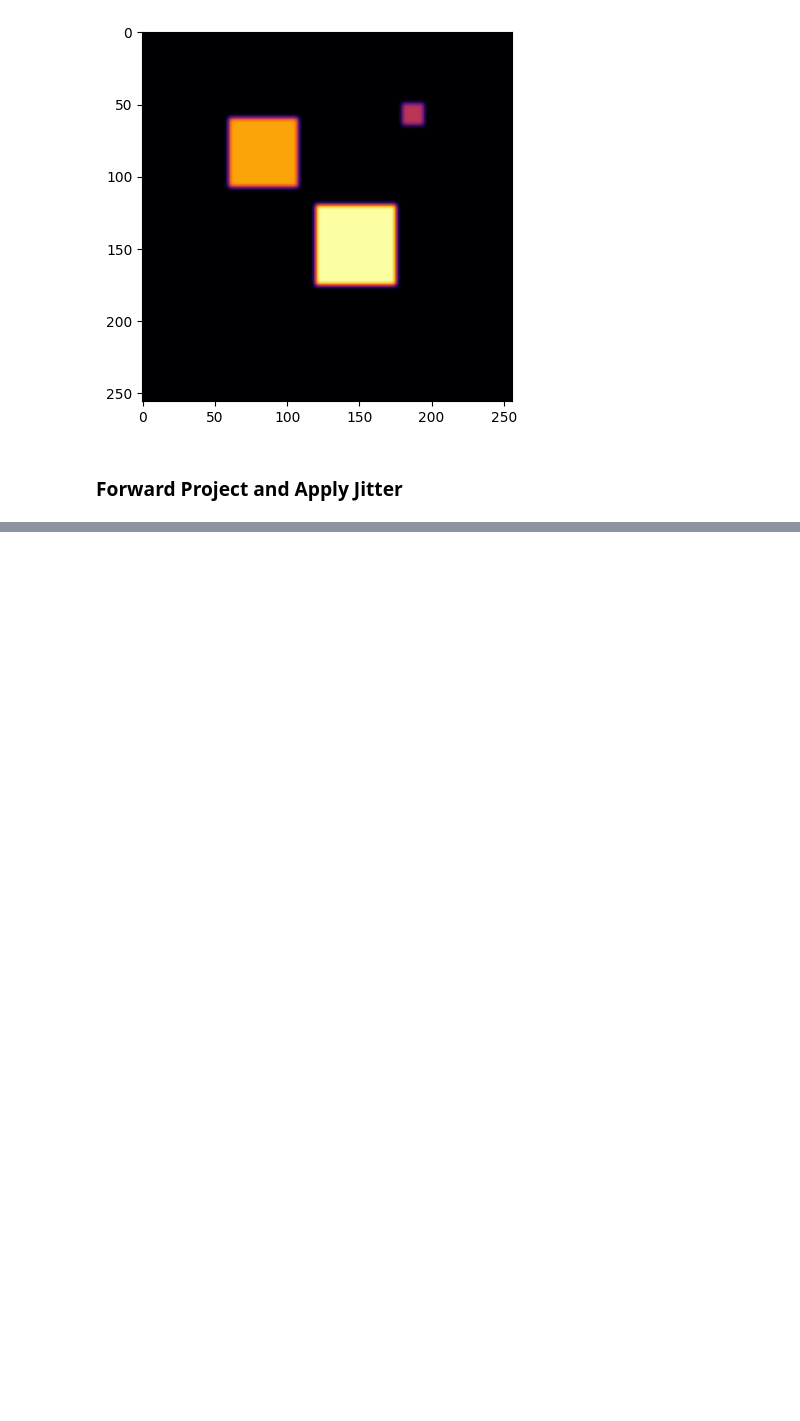
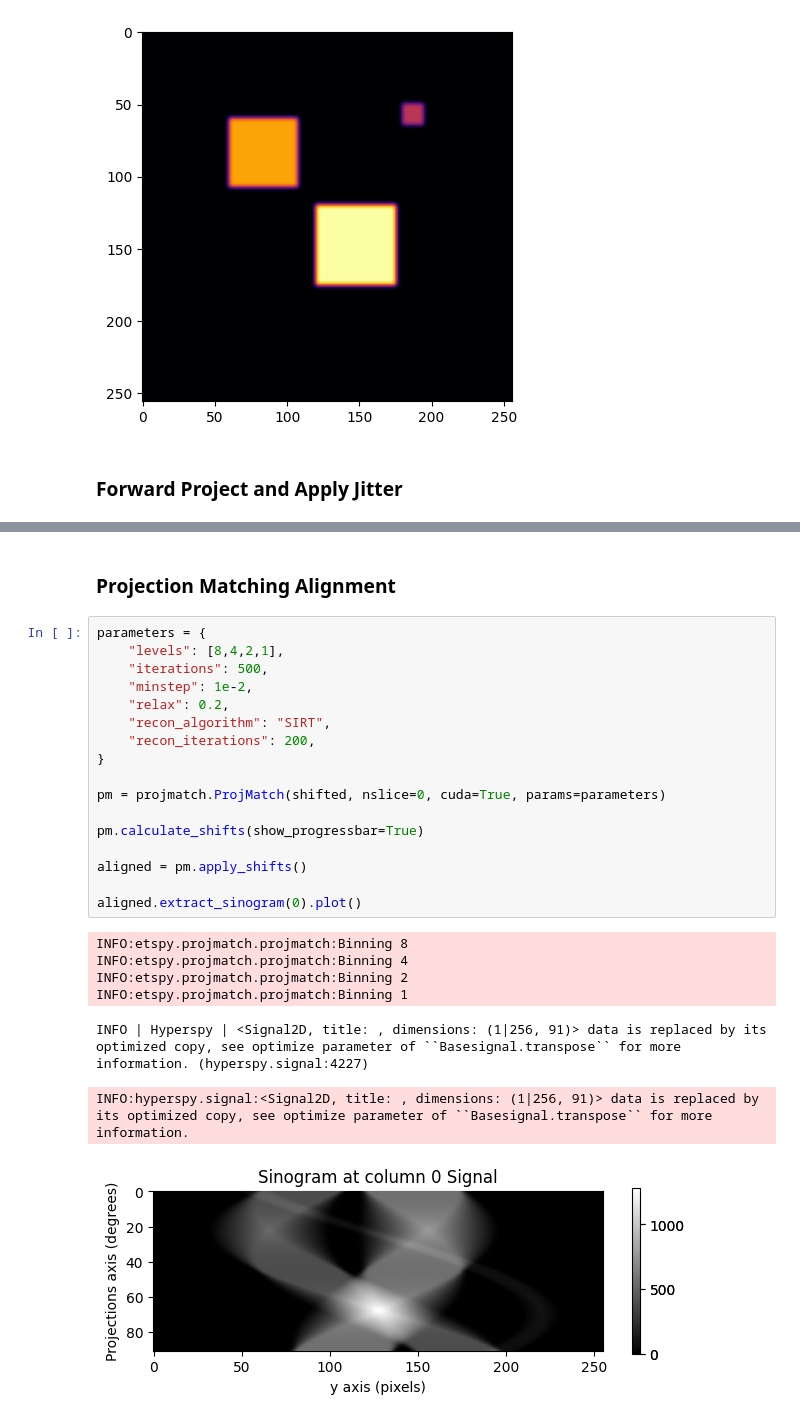
Before and after one commit to usnistgov/etspy, a Jupyter notebook: docs/examples/projection_matching_demo.ipynb, the cells around one changed output, grey strips where cells are left out. Cells and saved outputs as stored; diff of their text form; blank space fills up the shorter version.

Commit message:
Added more content to projection_matching_demo

```diff
--- a/docs/examples/projection_matching_demo.ipynb
+++ b/docs/examples/projection_matching_demo.ipynb
@@ -69,0 +68,27 @@ s = shifted.extract_sinogram(0).plot()
+# %% [markdown]
+### Projection Matching Alignment
+# %%
+parameters = {
+    "levels": [8,4,2,1],
+    "iterations": 500,
+    "minstep": 1e-2,
+    "relax": 0.2,
+    "recon_algorithm": "SIRT",
+    "recon_iterations": 200,
+}
+
+pm = projmatch.ProjMatch(shifted, nslice=0, cuda=True, params=parameters)
+
+pm.calculate_shifts(show_progressbar=True)
+
+aligned = pm.apply_shifts()
+
+aligned.extract_sinogram(0).plot()
+# %% [output]
+INFO:etspy.projmatch.projmatch:Binning 8
+INFO:etspy.projmatch.projmatch:Binning 4
+INFO:etspy.projmatch.projmatch:Binning 2
+INFO:etspy.projmatch.projmatch:Binning 1
+INFO | Hyperspy | <Signal2D, title: , dimensions: (1|256, 91)> data is replaced by its optimized copy, see optimize parameter of ``Basesignal.transpose`` for more information. (hyperspy.signal:4227)
+INFO:hyperspy.signal:<Signal2D, title: , dimensions: (1|256, 91)> data is replaced by its optimized copy, see optimize parameter of ``Basesignal.transpose`` for more information.
+[figure, added]
```
Also changed, not shown: parts of 8 cells of this notebook.
